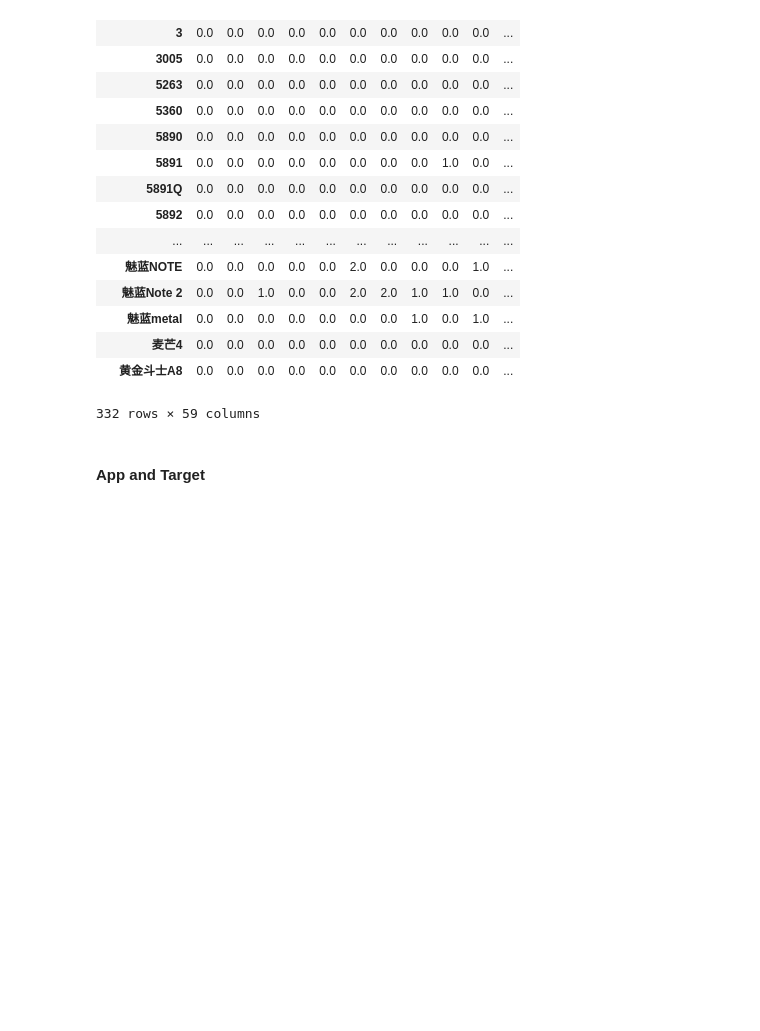
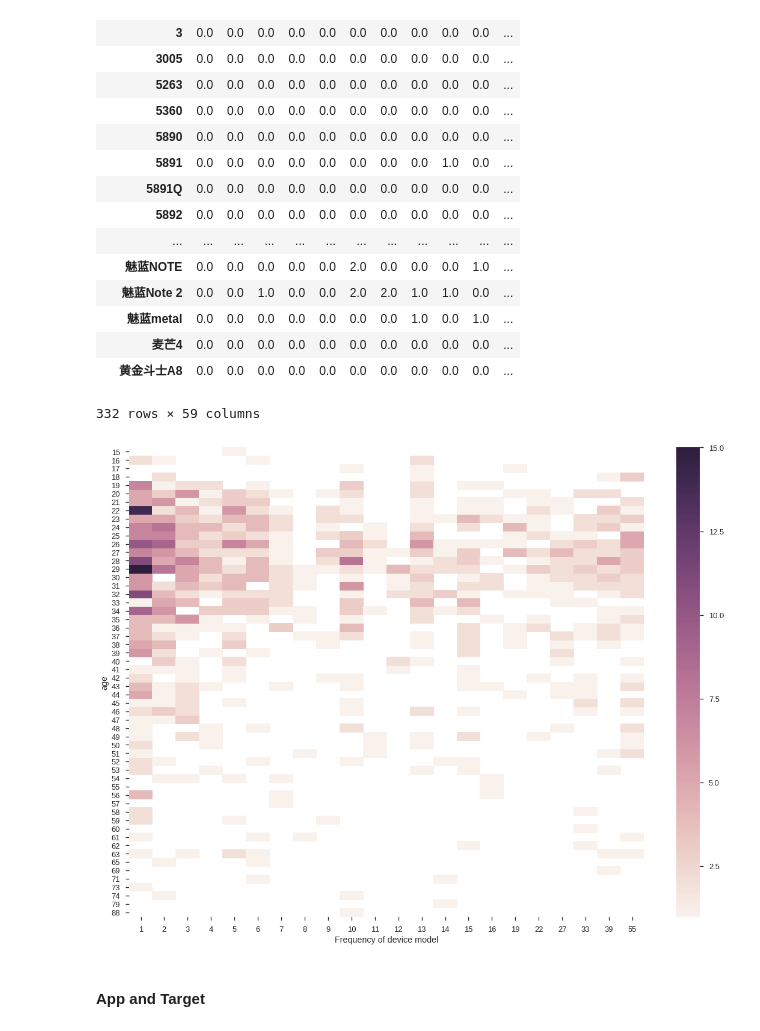
Before and after one commit to numb3r33/TalkingData, a Jupyter notebook: notebooks/UnderstandProblemStatement.ipynb, the cells around one changed output. Cells and saved outputs as stored; diff of their text form; code cells hidden in the pictures; blank space fills up the shorter version.

```diff
--- a/notebooks/UnderstandProblemStatement.ipynb
+++ b/notebooks/UnderstandProblemStatement.ipynb
@@ -2796,6 +2810,17 @@ df.groupby(['device_model', 'age']).size().unstack().fillna(0)
 | 麦芒4 | 0.0 | 0.0 | 0.0 | 0.0 | 0.0 | 0.0 | 0.0 | 0.0 | 0.0 | 0.0 | ... |
 | 黄金斗士A8 | 0.0 | 0.0 | 0.0 | 0.0 | 0.0 | 0.0 | 0.0 | 0.0 | 0.0 | 0.0 | ... |
 332 rows × 59 columns
+# %%
+# relationship between device model ( frequency ) with target
+device_model_freq = df.groupby('device_model')['device_model'].transform(lambda x: len(x))
+
+fig, ax = plt.subplots(1, figsize=(16, 12))
+sns.heatmap(df.groupby([device_model_freq, 'age']).size().unstack().T)
+plt.xlabel('Frequency of device model')
+
+plt.tight_layout();
+# %% [output]
+[figure, added]
 # %% [markdown]
 #### App and Target
 # %%
```
Also changed, not shown: parts of 11 cells of this notebook, 1 other file.
